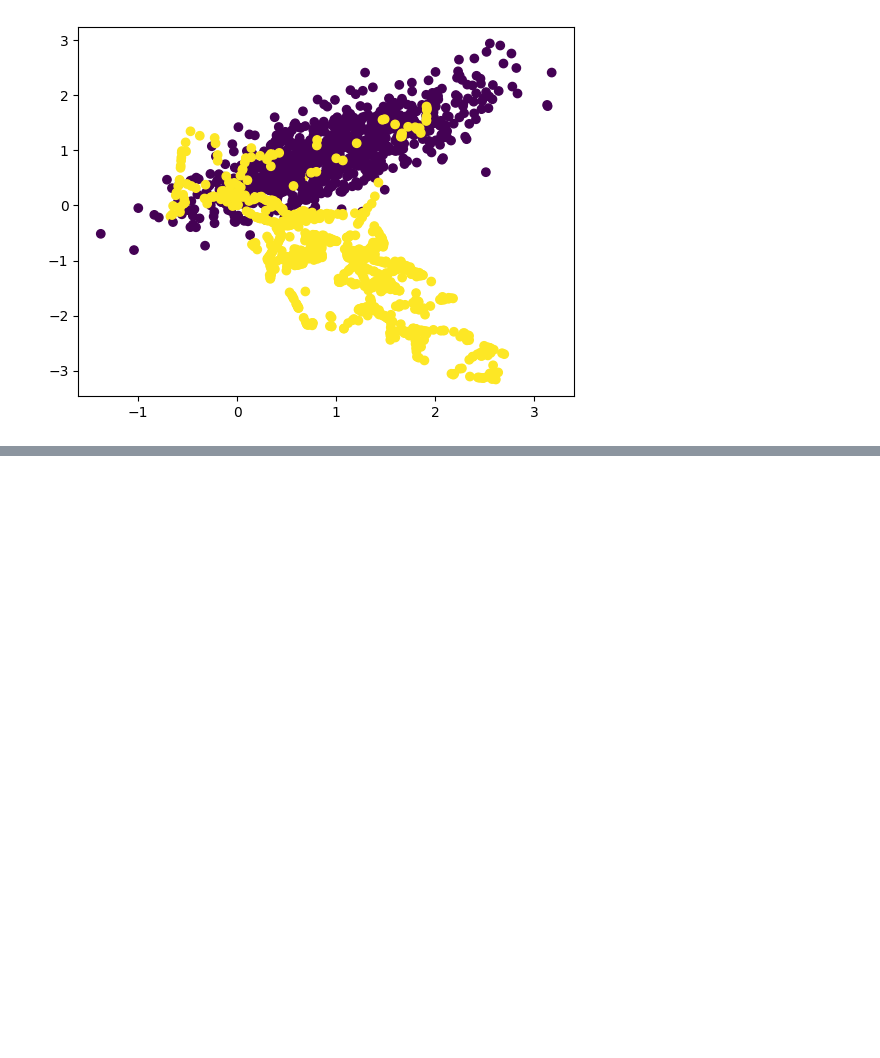
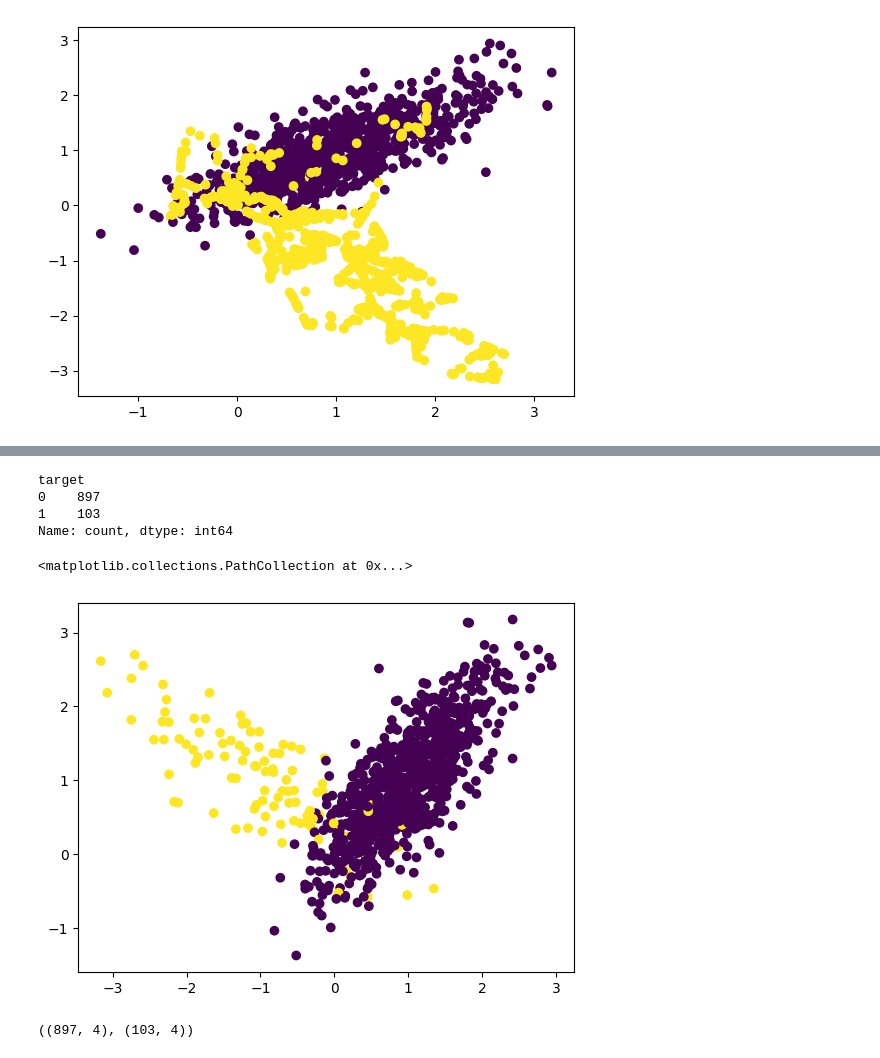
Before and after one commit to anuj-kumar-30/ML_pw, a Jupyter notebook: ML19_ML_Concepts/HandlingImbalancedDatasets.ipynb, the cells around one changed output, grey strips where cells are left out. Saved outputs shown, nothing was run; the diff lists cells and outputs as text; code cells hidden in the pictures; blank space fills up the shorter version.

```diff
--- a/ML19_ML_Concepts/HandlingImbalancedDatasets.ipynb
+++ b/ML19_ML_Concepts/HandlingImbalancedDatasets.ipynb
@@ -235,0 +243,7 @@ plt.scatter(oversampled_df['F1'], oversampled_df['F2'], c=oversampled_df['Target
+# %%
+X,y = make_classification(n_samples=1000, n_features=3, n_redundant=0, n_classes=2, n_clusters_per_class=1, weights=[0.90], random_state=1)
+# %%
+df1 = pd.DataFrame(X, columns=['f1', 'f2', 'f3'])
+df2 = pd.DataFrame(y, columns=['target'])
+df = pd.concat([df1, df2], axis=1)
+df.head()
@@ -235,0 +257,12 @@ plt.scatter(oversampled_df['F1'], oversampled_df['F2'], c=oversampled_df['Target
+# %%
+df['target'].value_counts()
+# %% [output]
+target
+0    897
+1    103
+Name: count, dtype: int64
+# %%
+plt.scatter(df['f1'],df['f2'], c=df['target'])
+# %% [output]
+<matplotlib.collections.PathCollection at 0x...>
+[figure, added]
@@ -235,0 +274,4 @@ plt.scatter(oversampled_df['F1'], oversampled_df['F2'], c=oversampled_df['Target
+# %%
+df_majority.shape, df_minority.shape
+# %% [output]
+((897, 4), (103, 4))
```
Also changed, not shown: parts of 14 cells of this notebook, 4 other files.
